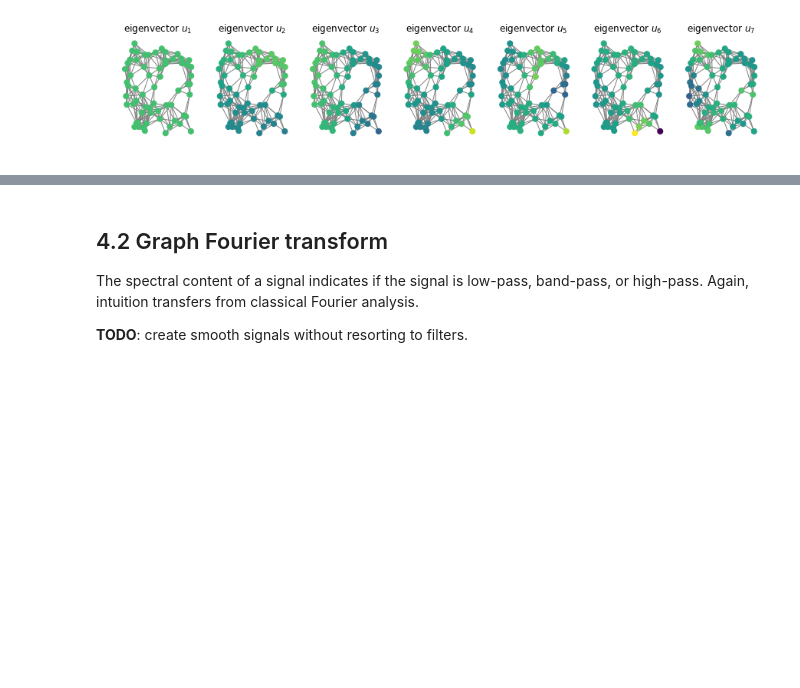
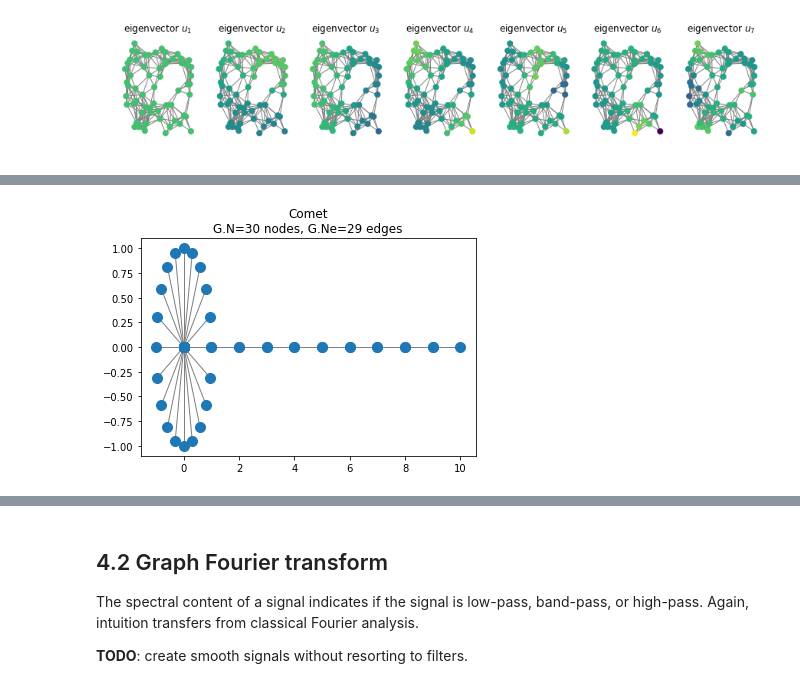
Before and after one commit to mdeff/pygsp_tutorial_graphsip, a Jupyter notebook: notebooks/04_fourier.ipynb, the cells around one changed output, grey strips where cells are left out. Drawn from its saved outputs; the diff is of its cells as text; code cells hidden in the pictures; blank space fills up the shorter version.

```diff
--- a/notebooks/04_fourier.ipynb
+++ b/notebooks/04_fourier.ipynb
@@ -75,0 +79,7 @@ for i, ax in enumerate(axes):
+# %%
+G = graphs.Comet(N=30, k=20)
+graph.set_coordinates('spring')
+G.compute_fourier_basis()
+G.plot()
+# %% [output]
+[figure, added]
```
Also changed, not shown: parts of 3 cells of this notebook, 2 other files.
